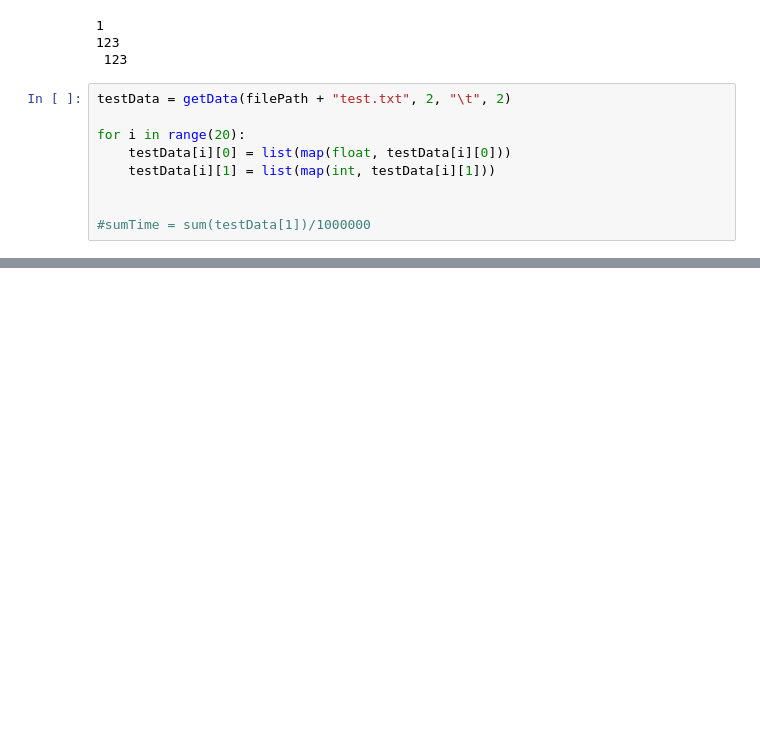
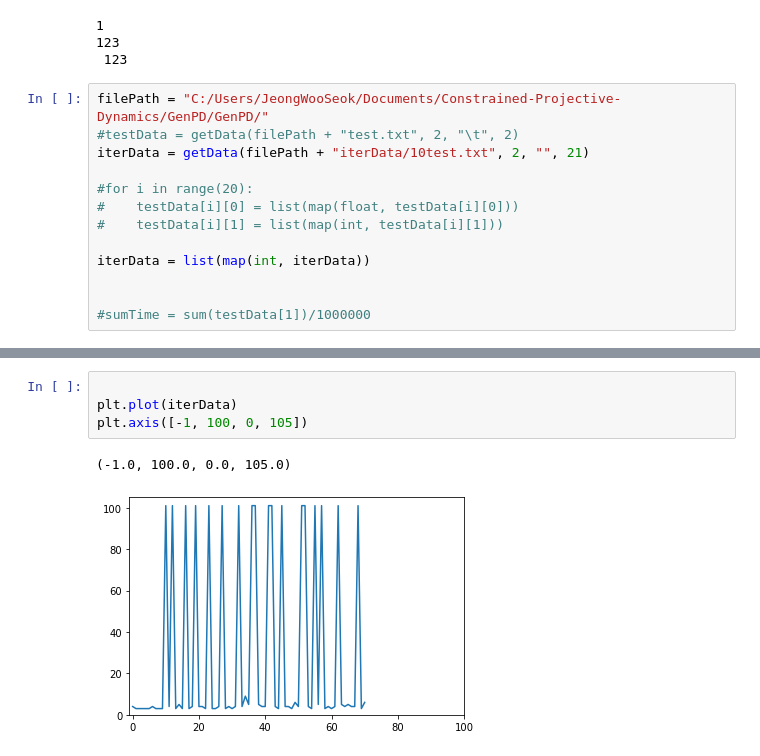
Before and after one commit to www0131/-Data-analysis, a Jupyter notebook: statistics.ipynb, the cells around one changed output, grey strips where cells are left out. Saved outputs shown, nothing was run; the diff lists cells and outputs as text; blank space fills up the shorter version.

```diff
--- a/statistics.ipynb
+++ b/statistics.ipynb
@@ -198,11 +307,15 @@ print(a)
 123
  123
 # %%
-testData = getData(filePath + "test.txt", 2, "\t", 2)
+filePath = "C:/Users/JeongWooSeok/Documents/Constrained-Projective-Dynamics/GenPD/GenPD/"
+#testData = getData(filePath + "test.txt", 2, "\t", 2)
+iterData = getData(filePath + "iterData/10test.txt", 2, "", 21)
 
-for i in range(20):
-    testData[i][0] = list(map(float, testData[i][0]))
-    testData[i][1] = list(map(int, testData[i][1]))
+#for i in range(20):
+#    testData[i][0] = list(map(float, testData[i][0]))
+#    testData[i][1] = list(map(int, testData[i][1]))
+
+iterData = list(map(int, iterData))
 
 
 #sumTime = sum(testData[1])/1000000
@@ -224,0 +338,7 @@ plt.show()
+# %%
+
+plt.plot(iterData)
+plt.axis([-1, 100, 0, 105])
+# %% [output]
+(-1.0, 100.0, 0.0, 105.0)
+[figure, added]
```
Also changed, not shown: parts of 11 cells of this notebook.
